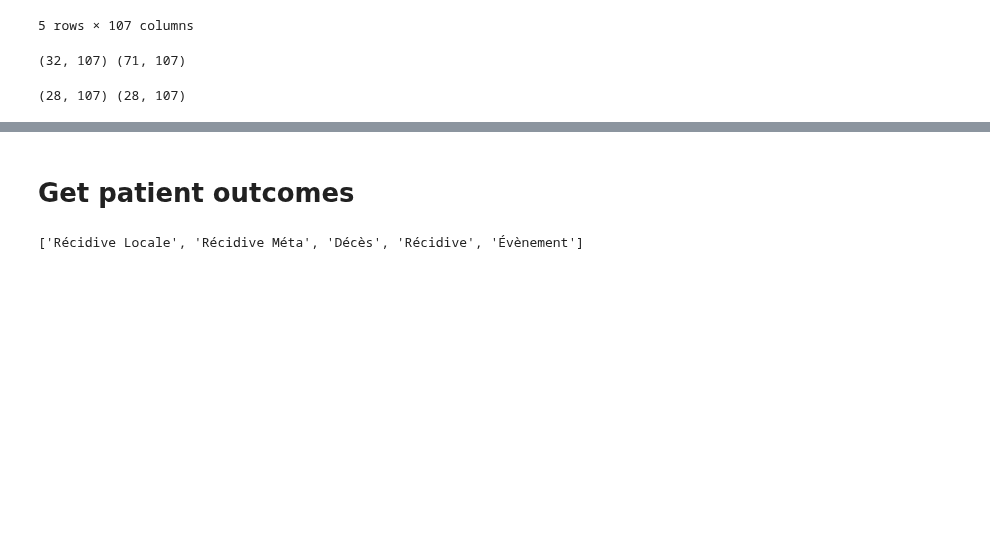
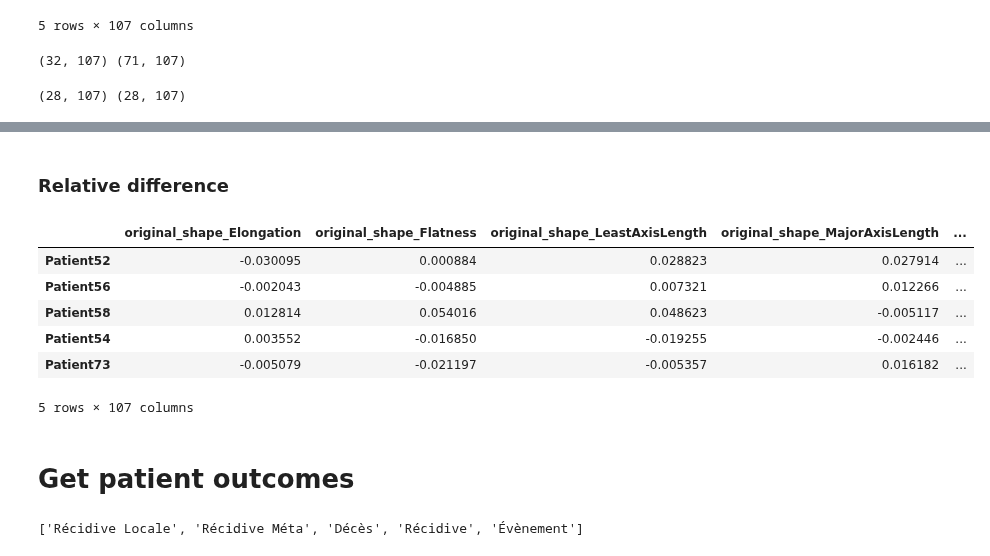
Before and after one commit to ftach/delta-rad, a Jupyter notebook: radiomics_csv_extract.ipynb, the cells around one changed output, grey strips where cells are left out. Saved outputs shown, nothing was run; the diff lists cells and outputs as text; code cells hidden in the pictures; blank space fills up the shorter version.

```diff
--- a/radiomics_csv_extract.ipynb
+++ b/radiomics_csv_extract.ipynb
@@ -579,3 +596,19 @@ onemth_df.to_csv('extracted_radiomics/gie_1month_gtv.csv')
+# %% [markdown]
+### Relative difference
+# %%
+data_simu_onemth, error_patients = extract_delta_rad2(simu_df, onemth_df, patient_list=keep_patients, features_list=simu_df.columns)
+simu_onemth_gtv_df = pd.DataFrame(data_simu_onemth, index=keep_patients, columns=simu_df.columns)
+simu_onemth_gtv_df.to_csv('extracted_radiomics/rd_simu_onemth_gtv.csv')
+# %%
+simu_onemth_gtv_df.head()
+# %% [output]
+|  | original_shape_Elongation | original_shape_Flatness | original_shape_LeastAxisLength | original_shape_MajorAxisLength | ... |
+| Patient52 | -0.030095 | 0.000884 | 0.028823 | 0.027914 | ... |
+| Patient56 | -0.002043 | -0.004885 | 0.007321 | 0.012266 | ... |
+| Patient58 | 0.012814 | 0.054016 | 0.048623 | -0.005117 | ... |
+| Patient54 | 0.003552 | -0.016850 | -0.019255 | -0.002446 | ... |
+| Patient73 | -0.005079 | -0.021197 | -0.005357 | 0.016182 | ... |
+5 rows × 107 columns
 # %% [markdown]
 # Get patient outcomes
 # %%
```
Also changed, not shown: parts of 5 cells of this notebook, 3 other files.
